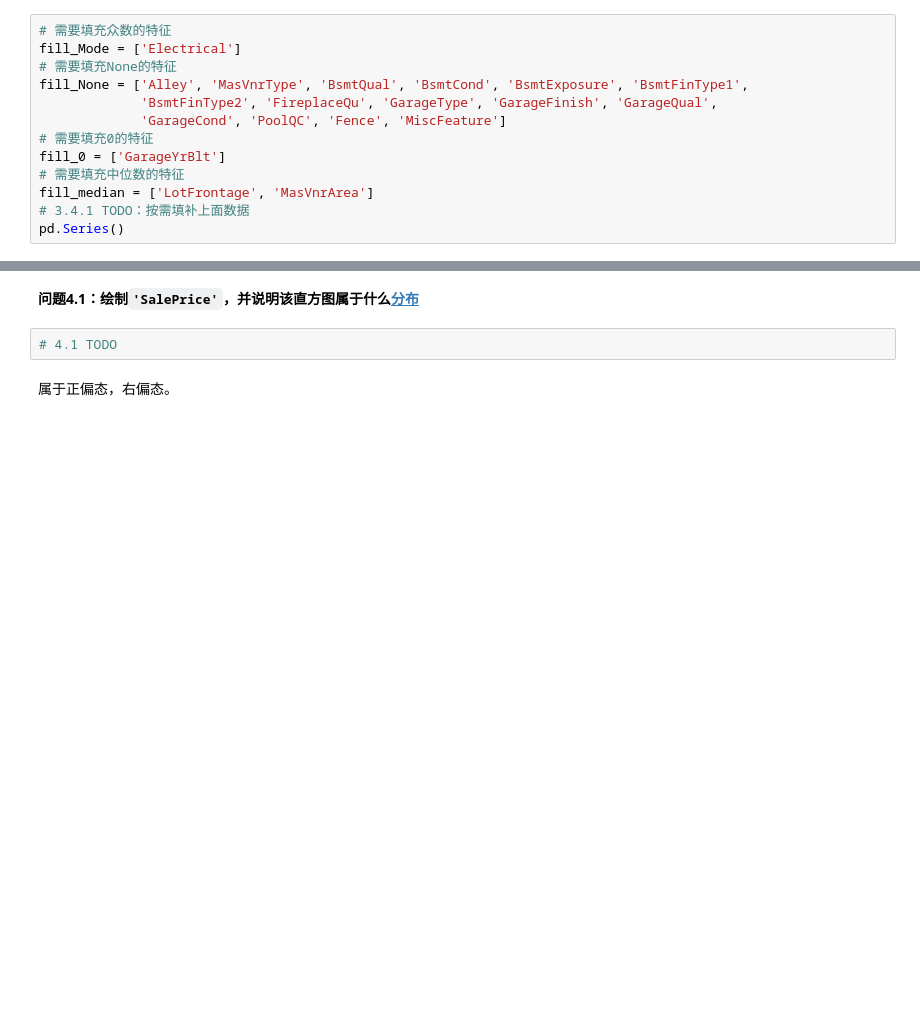
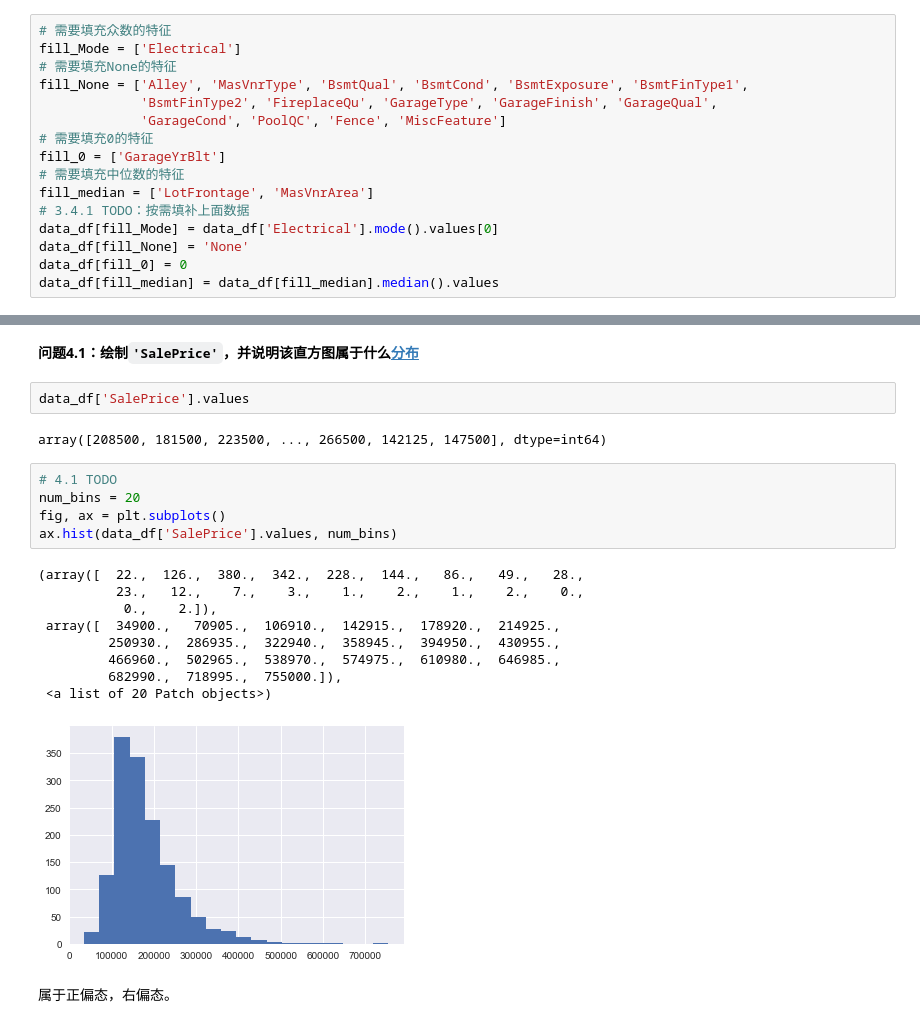
Before and after one commit to magiczjp123/predicting-housing-price, a Jupyter notebook: boston_housing.ipynb, the cells around one changed output, grey strips where cells are left out. Cells and saved outputs as stored; diff of their text form; blank space fills up the shorter version.

```diff
--- a/boston_housing.ipynb
+++ b/boston_housing.ipynb
@@ -168,4 +168,7 @@ fill_0 = ['GarageYrBlt']
 # 需要填充中位数的特征
 fill_median = ['LotFrontage', 'MasVnrArea']
 # 3.4.1 TODO：按需填补上面数据
-pd.Series()
+data_df[fill_Mode] = data_df['Electrical'].mode().values[0]
+data_df[fill_None] = 'None'
+data_df[fill_0] = 0
+data_df[fill_median] = data_df[fill_median].median().values
@@ -195,8 +181,25 @@ dtype: int64
 既然要预测`'SalePrice'`，那么自然要先详细了解我们的目标变量。
 # %% [markdown]
 **问题4.1：绘制`'SalePrice'`，并说明该直方图属于什么[分布](https://zh.wikipedia.org/wiki/%E5%81%8F%E5%BA%A6)**
-# %%
-# 4.1 TODO
+# %%
+data_df['SalePrice'].values
+# %% [output]
+array([208500, 181500, 223500, ..., 266500, 142125, 147500], dtype=int64)
+# %%
+# 4.1 TODO
+num_bins = 20
+fig, ax = plt.subplots()
+ax.hist(data_df['SalePrice'].values, num_bins)
+# %% [output]
+(array([  22.,  126.,  380.,  342.,  228.,  144.,   86.,   49.,   28.,
+          23.,   12.,    7.,    3.,    1.,    2.,    1.,    2.,    0.,
+           0.,    2.]),
+ array([  34900.,   70905.,  106910.,  142915.,  178920.,  214925.,
+         250930.,  286935.,  322940.,  358945.,  394950.,  430955.,
+         466960.,  502965.,  538970.,  574975.,  610980.,  646985.,
+         682990.,  718995.,  755000.]),
+ <a list of 20 Patch objects>)
+[figure, added]
 # %% [markdown]
 属于正偏态，右偏态。
 # %% [markdown]
```
Also changed, not shown: parts of 3 cells of this notebook.
